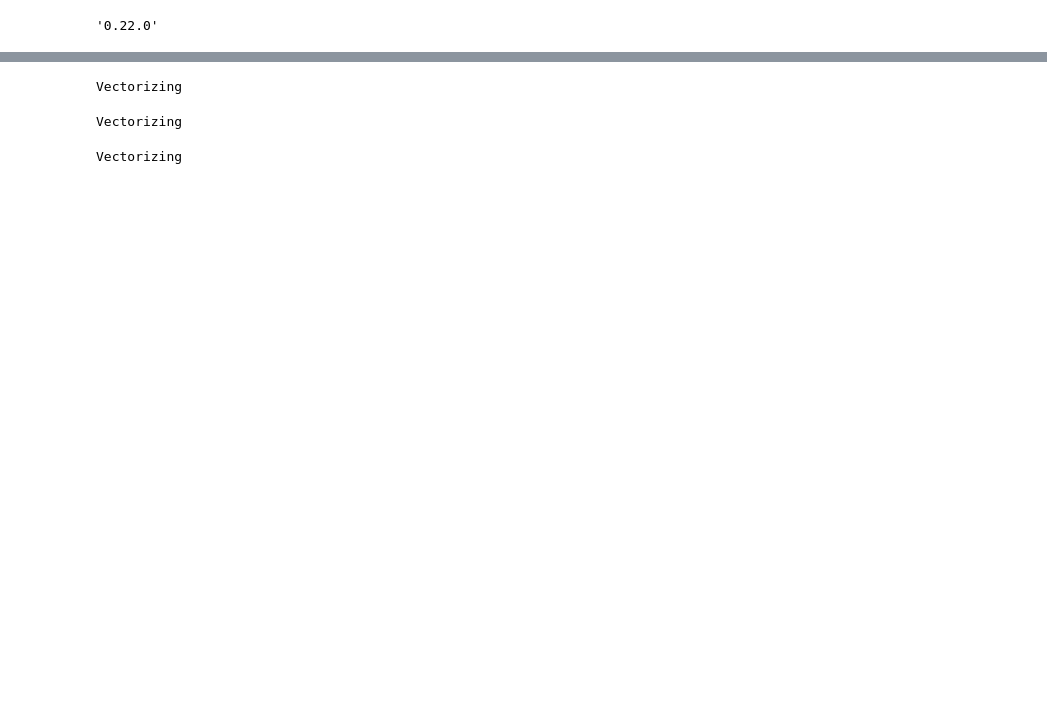
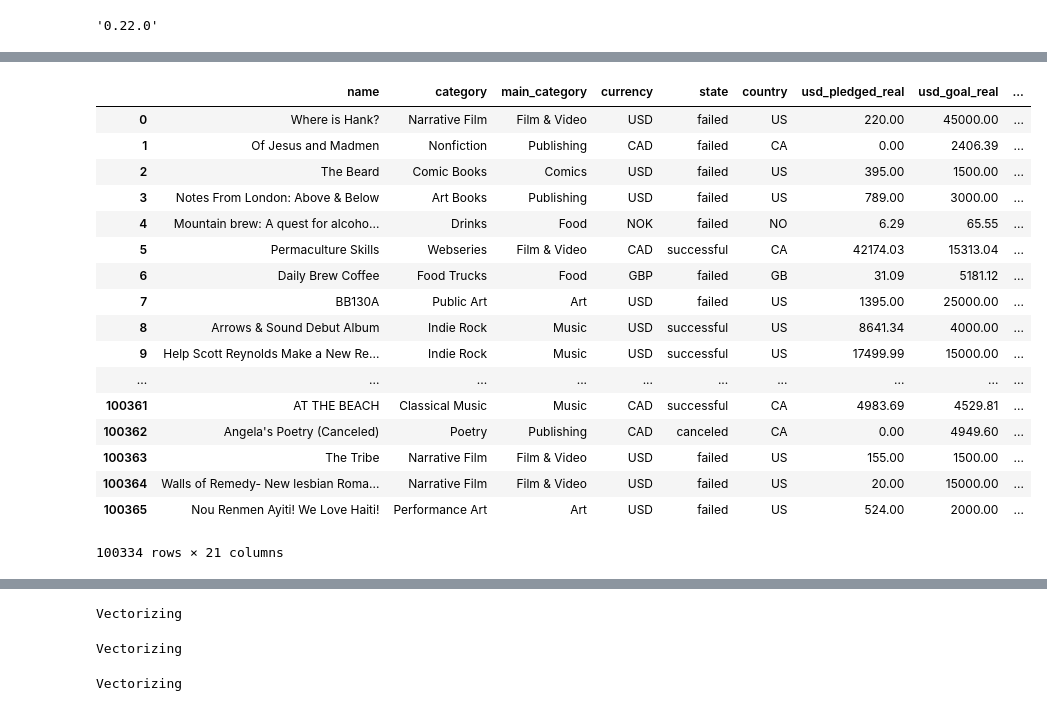
Before and after one commit to isaac-ped/cis519-project-2, a Jupyter notebook: DescriptiveStats.ipynb, the cells around one changed output, grey strips where cells are left out. Cells and saved outputs as stored; diff of their text form; code cells hidden in the pictures; blank space fills up the shorter version.

```diff
--- a/DescriptiveStats.ipynb
+++ b/DescriptiveStats.ipynb
@@ -16,7 +16,7 @@ projects1_1.columns = [x.strip() for x in projects1_1.columns]
 overlapping_columns = list(set(projects1_1.columns) & set(projects1_2.columns))
 
 # Join the datasets together
-projects1 = projects1_1[overlapping_columns].append(projects1_2[overlapping_columns])
+projects1 = projects1_2 # projects1_1[overlapping_columns].append(projects1_2[overlapping_columns])
 
 # Drop duplicates
 projects1 = projects1.drop_duplicates('name')
@@ -36,8 +36,7 @@ Index(['ID', 'name', 'main_category', 'deadline_x', 'state', 'category',
 renames = {
     'country_x': 'country',
     'currency_x': 'currency',
-    'goal_x': 'goal',
-    'goal_y': 'goal',
+    'goal_usd_real': 'goal',
     'country_y': 'country',
     'currency_y': 'currency',
     'deadline_y': 'deadline',
@@ -45,7 +44,7 @@ renames = {
 }
 
 to_num = lambda x: pd.to_numeric(x, errors='coerce')
-to_date = lambda x: pd.to_datetime(x, unit='s').astype(int)
+to_date = lambda x: pd.to_datetime(x, unit='s').astype('timedelta64[s]')
 conversions = {
     'usd pledged' : to_num,
     'backers': to_num,
@@ -58,7 +57,7 @@ conversions = {
 }
 
 drops = (
-    'ID', 'project_id', 'keywords', 'deadline_x', 'launched'
+    'ID', 'project_id', 'keywords', 'deadline_x', 'launched', 'disable_communication', 'goal_y'
 )
 # %%
 def clean_df(df, renames=None, retypes=None, drops=None):
@@ -128,3 +107,30 @@ cleaned
+# %%
+from scipy import stats
+
+cleaned['desc_len'] = cleaned.desc.str.len()
+cleaned['duration'] = cleaned['deadline'] - cleaned['created_at']
+# %%
+cleaned['scaled_created_at'] = cleaned.created_at * (max(cleaned.created_at) - min(cleaned.created_at)) + min(cleaned.created_at)
+cleaned
+# %% [output]
+|  | name | category | main_category | currency | state | country | usd_pledged_real | usd_goal_real | ... |
+| 0 | Where is Hank? | Narrative Film | Film & Video | USD | failed | US | 220.00 | 45000.00 | ... |
+| 1 | Of Jesus and Madmen | Nonfiction | Publishing | CAD | failed | CA | 0.00 | 2406.39 | ... |
+| 2 | The Beard | Comic Books | Comics | USD | failed | US | 395.00 | 1500.00 | ... |
+| 3 | Notes From London: Above & Below | Art Books | Publishing | USD | failed | US | 789.00 | 3000.00 | ... |
+| 4 | Mountain brew: A quest for alcoho... | Drinks | Food | NOK | failed | NO | 6.29 | 65.55 | ... |
+| 5 | Permaculture Skills | Webseries | Film & Video | CAD | successful | CA | 42174.03 | 15313.04 | ... |
+| 6 | Daily Brew Coffee | Food Trucks | Food | GBP | failed | GB | 31.09 | 5181.12 | ... |
+| 7 | BB130A | Public Art | Art | USD | failed | US | 1395.00 | 25000.00 | ... |
+| 8 | Arrows & Sound Debut Album | Indie Rock | Music | USD | successful | US | 8641.34 | 4000.00 | ... |
+| 9 | Help Scott Reynolds Make a New Re... | Indie Rock | Music | USD | successful | US | 17499.99 | 15000.00 | ... |
+| ... | ... | ... | ... | ... | ... | ... | ... | ... | ... |
+| 100361 | AT THE BEACH | Classical Music | Music | CAD | successful | CA | 4983.69 | 4529.81 | ... |
+| 100362 | Angela's Poetry (Canceled) | Poetry | Publishing | CAD | canceled | CA | 0.00 | 4949.60 | ... |
+| 100363 | The Tribe | Narrative Film | Film & Video | USD | failed | US | 155.00 | 1500.00 | ... |
+| 100364 | Walls of Remedy- New lesbian Roma... | Narrative Film | Film & Video | USD | failed | US | 20.00 | 15000.00 | ... |
+| 100365 | Nou Renmen Ayiti! We Love Haiti! | Performance Art | Art | USD | failed | US | 524.00 | 2000.00 | ... |
+100334 rows × 21 columns
 # %%
 import numpy as np
 import matplotlib.pyplot as plt
```
Also changed, not shown: parts of 18 cells of this notebook.
